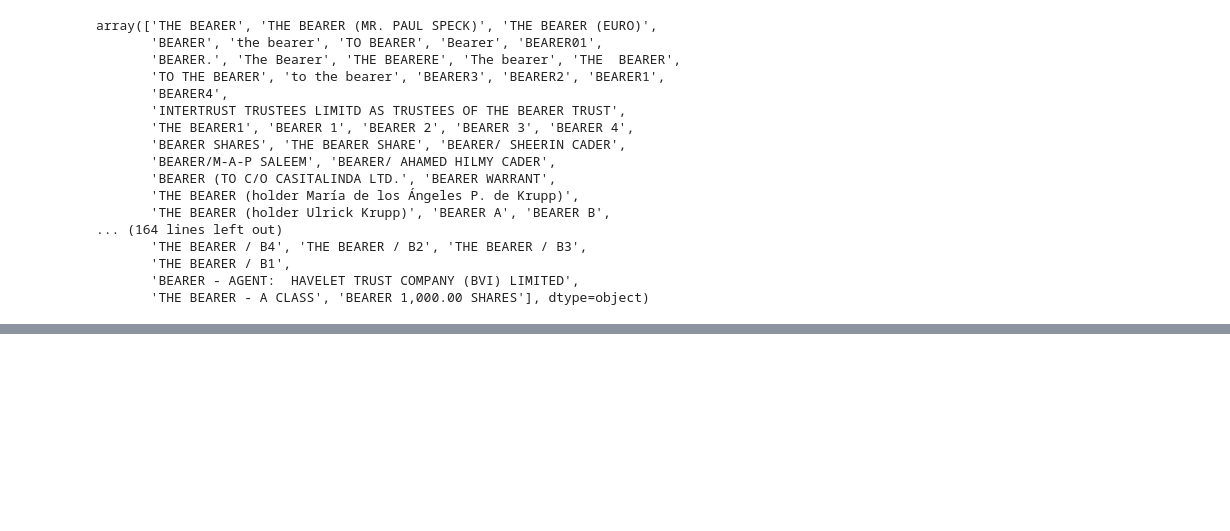
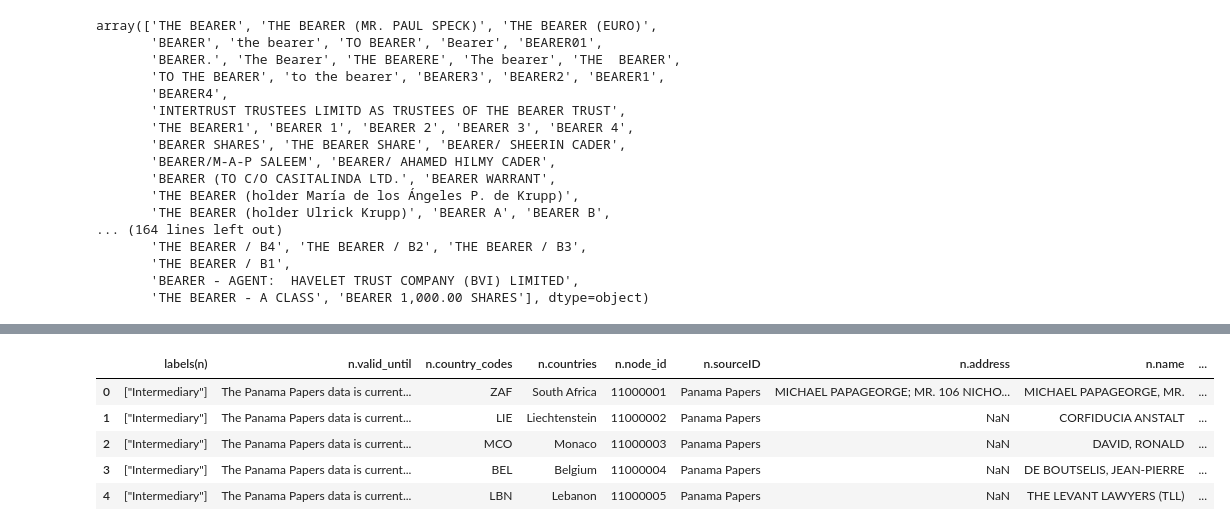
Before and after one commit to Roussaky/ada-EPFL, a Jupyter notebook: project/project.ipynb, the cells around one changed output, grey strips where cells are left out. Cells and saved outputs as stored; diff of their text form; code cells hidden in the pictures; blank space fills up the shorter version.

```diff
--- a/project/project.ipynb
+++ b/project/project.ipynb
@@ -205,0 +226,9 @@ array(['THE BEARER', 'THE BEARER (MR. PAUL SPECK)', 'THE BEARER (EURO)',
+# %%
+panama_intermediary.head()
+# %% [output]
+|  | labels(n) | n.valid_until | n.country_codes | n.countries | n.node_id | n.sourceID | n.address | n.name | ... |
+| 0 | ["Intermediary"] | The Panama Papers data is current... | ZAF | South Africa | 11000001 | Panama Papers | MICHAEL PAPAGEORGE; MR. 106 NICHO... | MICHAEL PAPAGEORGE, MR. | ... |
+| 1 | ["Intermediary"] | The Panama Papers data is current... | LIE | Liechtenstein | 11000002 | Panama Papers | NaN | CORFIDUCIA ANSTALT | ... |
+| 2 | ["Intermediary"] | The Panama Papers data is current... | MCO | Monaco | 11000003 | Panama Papers | NaN | DAVID, RONALD | ... |
+| 3 | ["Intermediary"] | The Panama Papers data is current... | BEL | Belgium | 11000004 | Panama Papers | NaN | DE BOUTSELIS, JEAN-PIERRE | ... |
+| 4 | ["Intermediary"] | The Panama Papers data is current... | LBN | Lebanon | 11000005 | Panama Papers | NaN | THE LEVANT LAWYERS (TLL) | ... |
```
Also changed, not shown: parts of 26 cells of this notebook.
